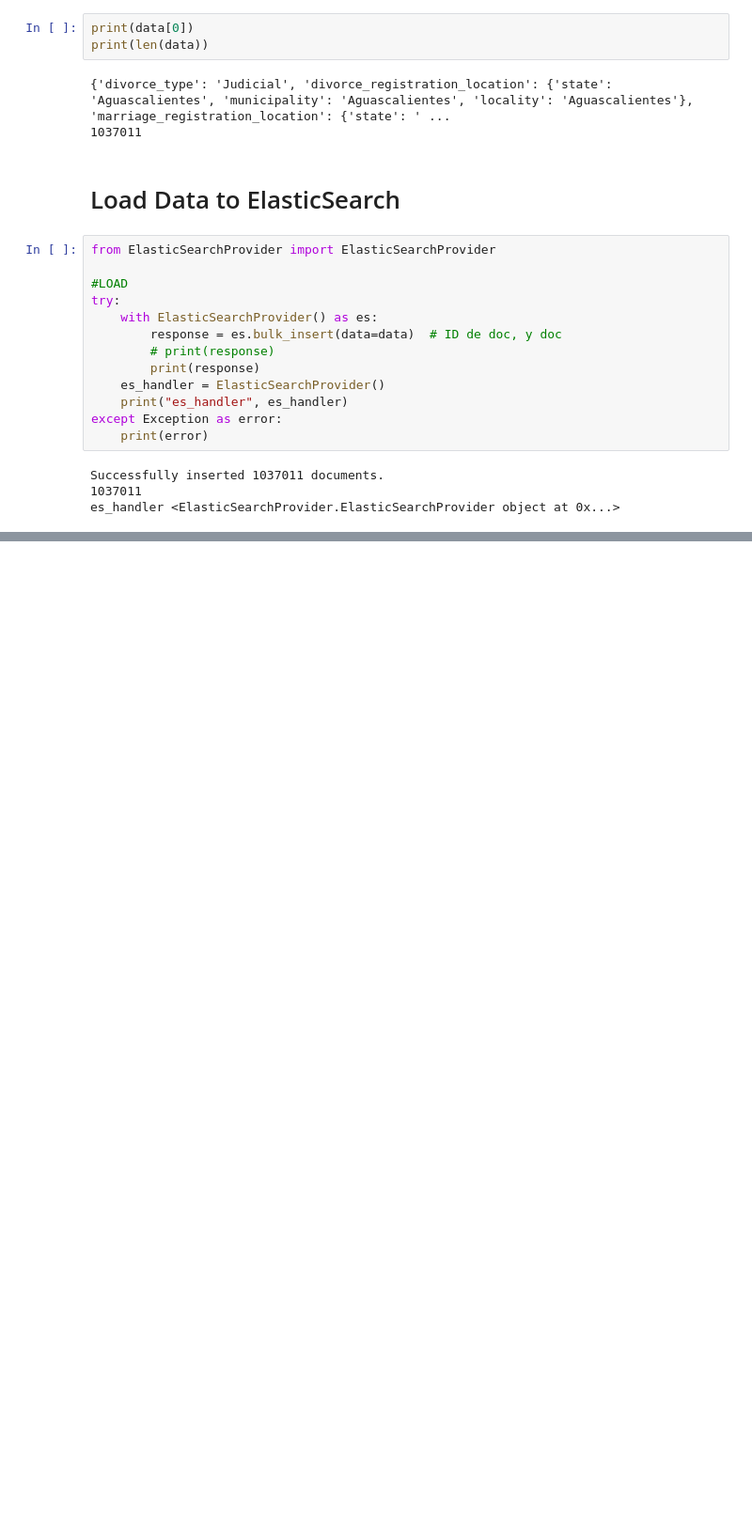
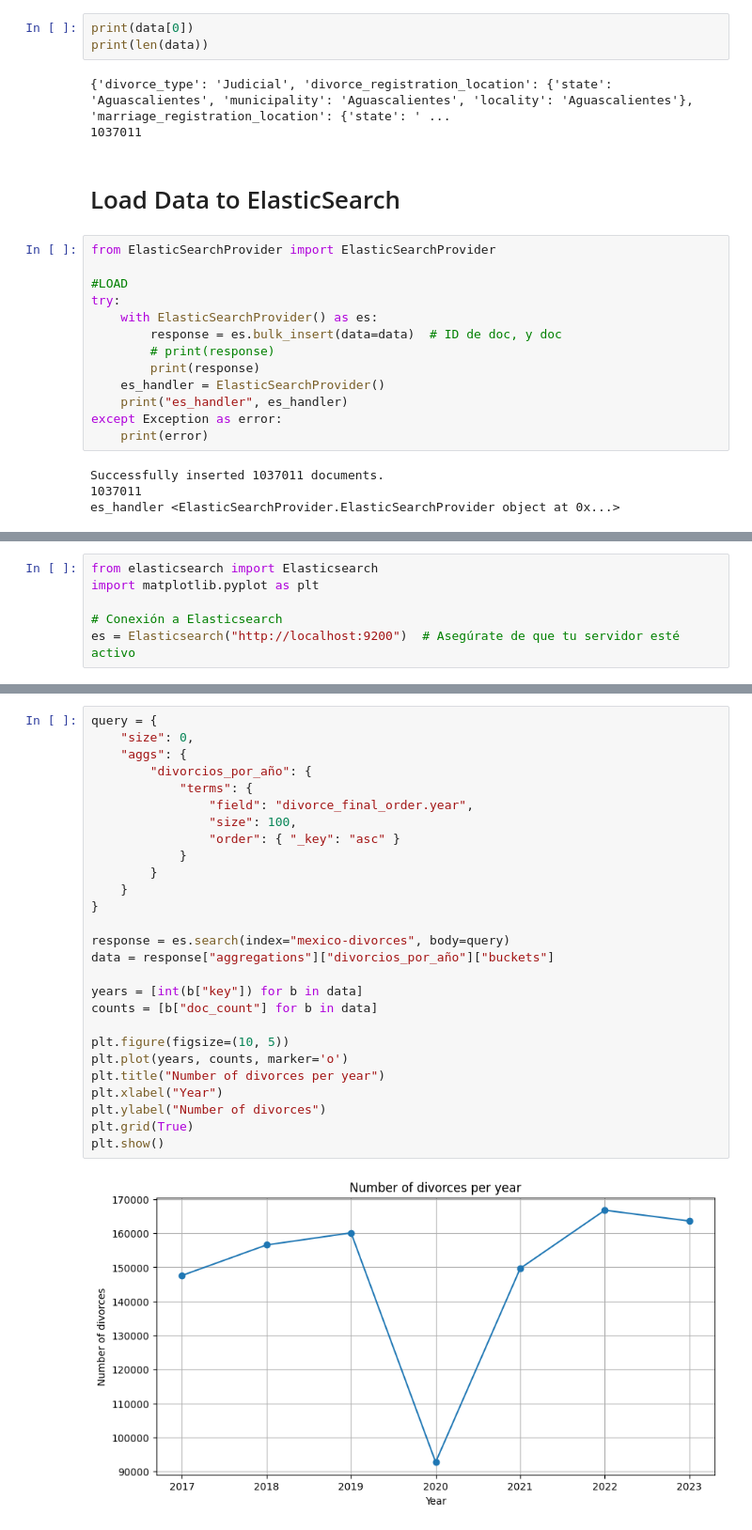
Before and after one commit to TonyCastill/data-science-project, a Jupyter notebook: project.ipynb, the cells around one changed output, grey strips where cells are left out. Shown: that part at 94% size. Saved outputs shown, nothing was run; the diff lists cells and outputs as text; blank space fills up the shorter version.

```diff
--- a/project.ipynb
+++ b/project.ipynb
@@ -262,0 +265,6 @@ es_handler <ElasticSearchProvider.ElasticSearchProvider object at 0x...>
+# %%
+from elasticsearch import Elasticsearch
+import matplotlib.pyplot as plt
+
+# Conexión a Elasticsearch
+es = Elasticsearch("http://localhost:9200")  # Asegúrate de que tu servidor esté activo
@@ -262,0 +709,29 @@ es_handler <ElasticSearchProvider.ElasticSearchProvider object at 0x...>
+# %%
+query = {
+    "size": 0,
+    "aggs": {
+        "divorcios_por_año": {
+            "terms": {
+                "field": "divorce_final_order.year",
+                "size": 100,
+                "order": { "_key": "asc" }
+            }
+        }
+    }
+}
+
+response = es.search(index="mexico-divorces", body=query)
+data = response["aggregations"]["divorcios_por_año"]["buckets"]
+
+years = [int(b["key"]) for b in data]
+counts = [b["doc_count"] for b in data]
+
+plt.figure(figsize=(10, 5))
+plt.plot(years, counts, marker='o')
+plt.title("Number of divorces per year")
+plt.xlabel("Year")
+plt.ylabel("Number of divorces")
+plt.grid(True)
+plt.show()
+# %% [output]
+[figure, added]
```
Also changed, not shown: parts of 62 cells of this notebook, 1 other file.
